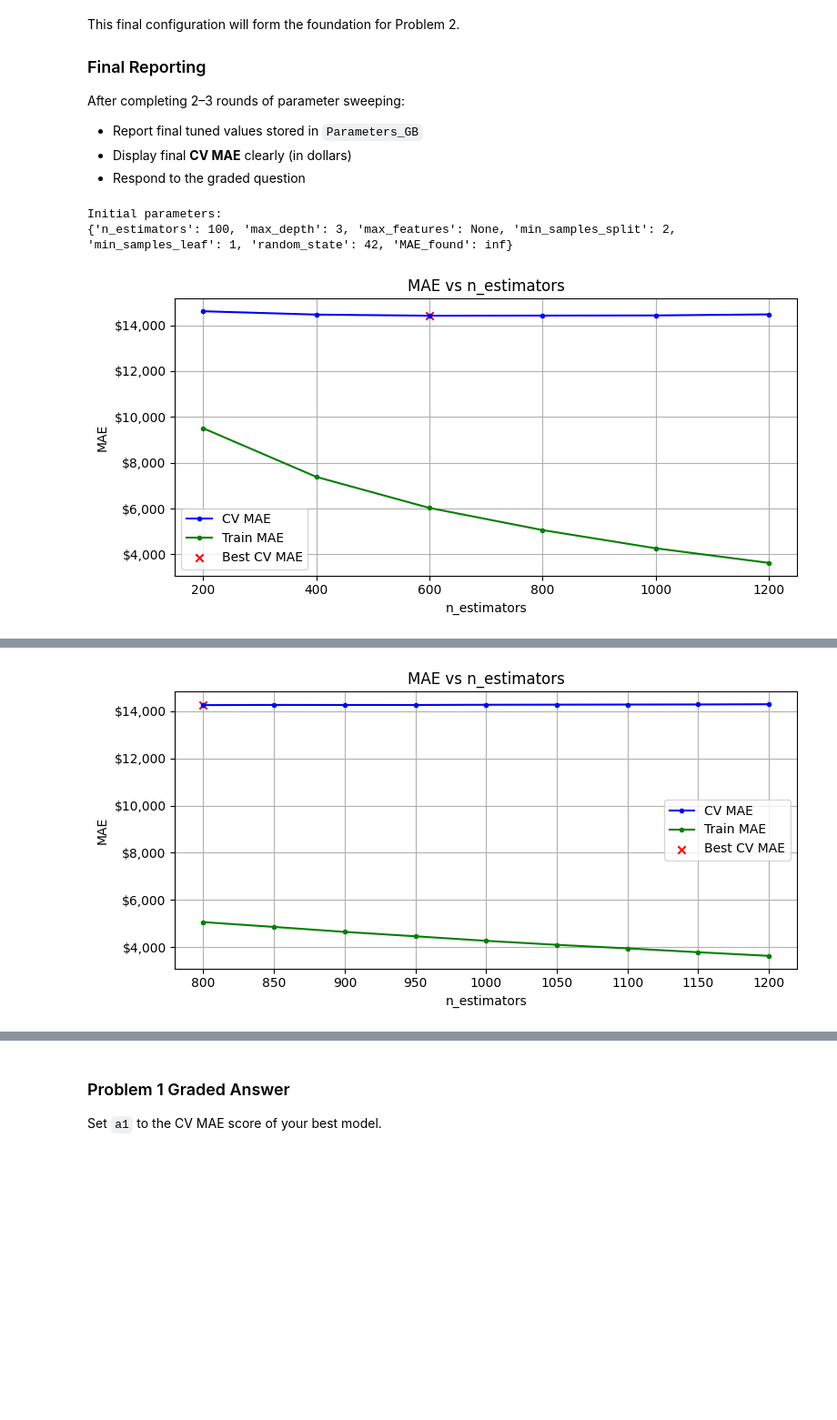
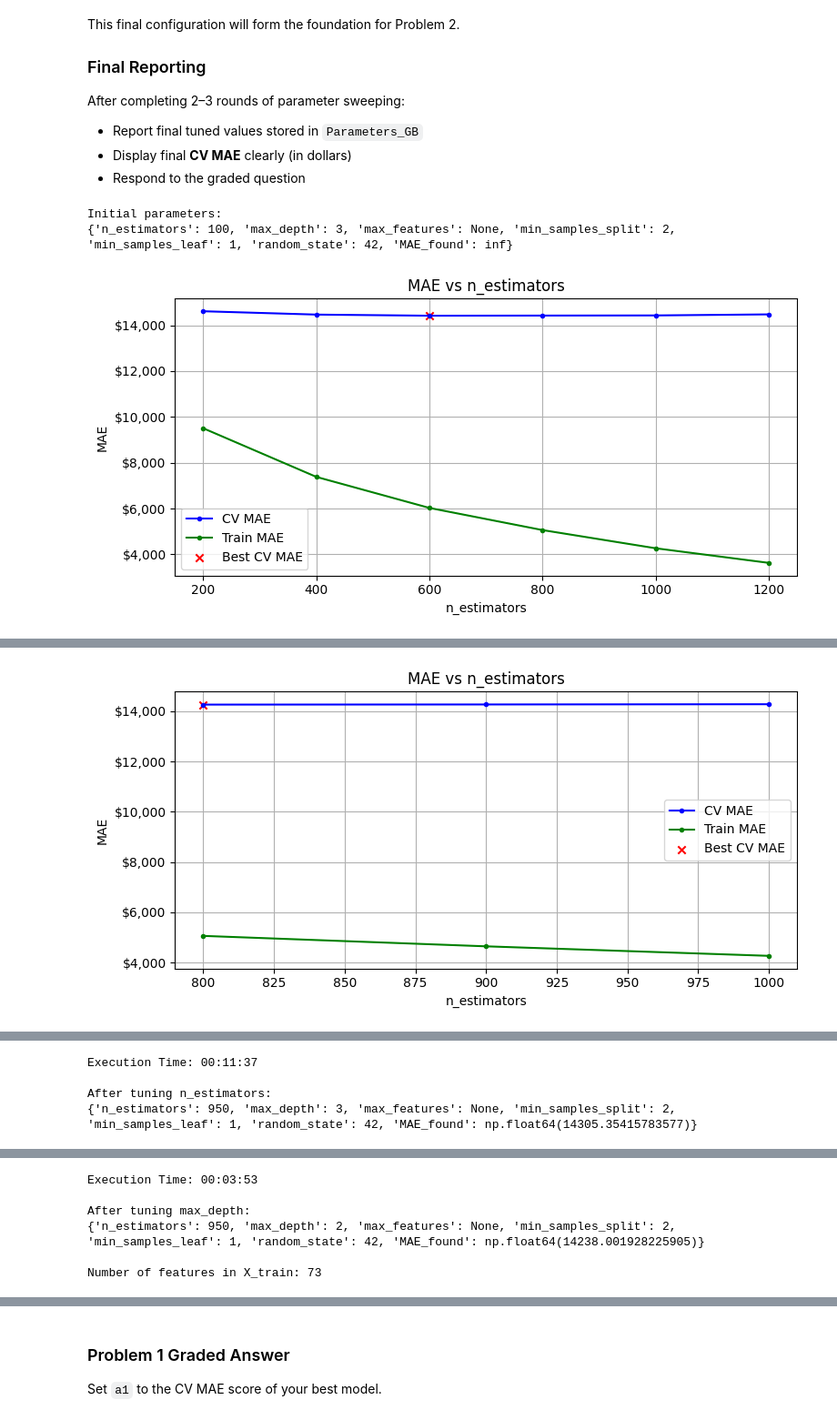
Before and after one commit to dho053-bu/Module-3-Assignments-DX603, a Jupyter notebook: Homework_07.ipynb, the cells around one changed output, grey strips where cells are left out. Shown at 91% size. Cells and saved outputs as stored; diff of their text form; code cells hidden in the pictures; blank space fills up the shorter version.

```diff
--- a/Homework_07.ipynb
+++ b/Homework_07.ipynb
@@ -482,11 +482,8 @@ Default_Parameters_GB = {
 
 Params_GB = Default_Parameters_GB.copy()
 # %%
-# Your code here, add as many cells as you need
+# Problem 1: faster coarse-to-fine tuning for GradientBoostingRegressor
 
-# Problem 1: manual coarse-to-fine tuning for GradientBoostingRegressor
-
-# start from default params
 Params_GB = Default_Parameters_GB.copy()
 
 print("Initial parameters:")
@@ -495,12 +492,12 @@ print(Params_GB)
 # -----------------------------
 # 1) Sweep n_estimators
 # -----------------------------
-# coarse
+# Phase A: exploration
 Params_GB = sweep_parameter(
     model=GradientBoostingRegressor,
     Parameters=Params_GB,
     param='n_estimators',
-    parameter_list=list(range(200, 1201, 200)),
+    parameter_list=[200, 400, 600, 800, 1000, 1200],
     n_repeats=1,
     n_jobs=2,
     verbose=True,
@@ -508,12 +505,12 @@ Params_GB = sweep_parameter(
     show_std=False
 )
 
-# refine
+# Phase B: refinement
 Params_GB = sweep_parameter(
     model=GradientBoostingRegressor,
     Parameters=Params_GB,
     param='n_estimators',
-    parameter_list=list(range(800, 1201, 50)),
+    parameter_list=[800, 900, 1000],
     n_repeats=3,
     n_jobs=2,
     verbose=True,
@@ -521,12 +518,12 @@ Params_GB = sweep_parameter(
     show_std=False
 )
 
-# final confirmation
+# Phase C: final confirmation
 Params_GB = sweep_parameter(
     model=GradientBoostingRegressor,
     Parameters=Params_GB,
     param='n_estimators',
-    parameter_list=list(range(900, 1001, 10)),
+    parameter_list=[900, 925, 950, 975, 1000],
     n_repeats=5,
     n_jobs=2,
     verbose=True,
@@ -537,16 +534,14 @@ Params_GB = sweep_parameter(
 print("\nAfter tuning n_estimators:")
 print(Params_GB)
 
-
 # -----------------------------
 # 2) Sweep max_depth
 # -----------------------------
-# coarse
 Params_GB = sweep_parameter(
     model=GradientBoostingRegressor,
     Parameters=Params_GB,
     param='max_depth',
-    parameter_list=[2, 3, 4, 5, 6],
+    parameter_list=[2, 3, 4, 5],
     n_repeats=2,
     n_jobs=2,
     verbose=True,
@@ -554,12 +549,11 @@ Params_GB = sweep_parameter(
     show_std=False
 )
 
-# refine/final
 Params_GB = sweep_parameter(
     model=GradientBoostingRegressor,
     Parameters=Params_GB,
     param='max_depth',
-    parameter_list=[2, 3, 4, 5],
+    parameter_list=[2, 3],
     n_repeats=5,
     n_jobs=2,
     verbose=True,
@@ -570,17 +564,12 @@ Params_GB = sweep_parameter(
 print("\nAfter tuning max_depth:")
 print(Params_GB)
 
-
 # -----------------------------
 # 3) Sweep max_features
 # -----------------------------
 print("\nNumber of features in X_train:", X_train.shape[1])
 
-# Ames usually has many features after preprocessing, so this is a reasonable subset
-# adjust if your X_train.shape[1] is much smaller
-coarse_max_features = [10, 20, 30, 40, 50, 60]
-
-# keep only valid values
+coarse_max_features = [10, 20, 30, 40, 50]
 coarse_max_features = [v for v in coarse_max_features if v <= X_train.shape[1]]
 
 Params_GB = sweep_parameter(
@@ -596,7 +585,7 @@ Params_GB = sweep_parameter(
 )
 
 best_mf = Params_GB['max_features']
-refined_max_features = list(range(max(1, best_mf - 10), min(X_train.shape[1], best_mf + 10) + 1, 2))
+refined_max_features = list(range(max(1, best_mf - 4), min(X_train.shape[1], best_mf + 4) + 1, 2))
 
 Params_GB = sweep_parameter(
     model=GradientBoostingRegressor,
@@ -613,16 +602,14 @@ Params_GB = sweep_parameter(
 print("\nAfter tuning max_features:")
 print(Params_GB)
 
-
 # -----------------------------
 # 4) Sweep min_samples_split
 # -----------------------------
-# coarse
 Params_GB = sweep_parameter(
     model=GradientBoostingRegressor,
     Parameters=Params_GB,
     param='min_samples_split',
-    parameter_list=[2, 4, 6, 8, 10, 12],
+    parameter_list=[2, 4, 6, 8, 10],
     n_repeats=2,
     n_jobs=2,
     verbose=True,
@@ -631,7 +618,7 @@ Params_GB = sweep_parameter(
 )
 
 best_split = Params_GB['min_samples_split']
-refined_split = list(range(max(2, best_split - 2), best_split + 3))
+refined_split = list(range(max(2, best_split), best_split + 3))
 
 Params_GB = sweep_parameter(
     model=GradientBoostingRegressor,
@@ -648,16 +635,14 @@ Params_GB = sweep_parameter(
 print("\nAfter tuning min_samples_split:")
 print(Params_GB)
 
-
 # -----------------------------
 # 5) Sweep min_samples_leaf
 # -----------------------------
-# coarse
 Params_GB = sweep_parameter(
     model=GradientBoostingRegressor,
     Parameters=Params_GB,
     param='min_samples_leaf',
-    parameter_list=[1, 2, 3, 4, 5, 6, 8, 10],
+    parameter_list=[1, 2, 3, 4, 5],
     n_repeats=2,
     n_jobs=2,
     verbose=True,
@@ -666,7 +651,7 @@ Params_GB = sweep_parameter(
 )
 
 best_leaf = Params_GB['min_samples_leaf']
-refined_leaf = list(range(max(1, best_leaf - 2), best_leaf + 3))
+refined_leaf = list(range(max(1, best_leaf), best_leaf + 3))
 
 Params_GB = sweep_parameter(
     model=GradientBoostingRegressor,
@@ -680,7 +665,7 @@ Params_GB = sweep_parameter(
     show_std=False
 )
 
-print("\nFinal tuned Parameters_GB:")
+print("\nFinal tuned Params_GB:")
 print(Params_GB)
 print(f"\nFinal best CV MAE: ${Params_GB['MAE_found']:,.2f}")
 # %% [output]
@@ -691 +676 @@ Execution Time: 00:03:00
-[figure, old version]
+[figure, new version]
@@ -692,0 +679,4 @@ Execution Time: 00:14:46
+Execution Time: 00:11:37
+
+After tuning n_estimators:
+{'n_estimators': 950, 'max_depth': 3, 'max_features': None, 'min_samples_split': 2, 'min_samples_leaf': 1, 'random_state': 42, 'MAE_found': np.float64(14305.35415783577)}
@@ -692,0 +686,6 @@ Execution Time: 00:14:46
+Execution Time: 00:03:53
+
+After tuning max_depth:
+{'n_estimators': 950, 'max_depth': 2, 'max_features': None, 'min_samples_split': 2, 'min_samples_leaf': 1, 'random_state': 42, 'MAE_found': np.float64(14238.001928225905)}
+
+Number of features in X_train: 73
```
Also changed, not shown: parts of 7 cells of this notebook.
